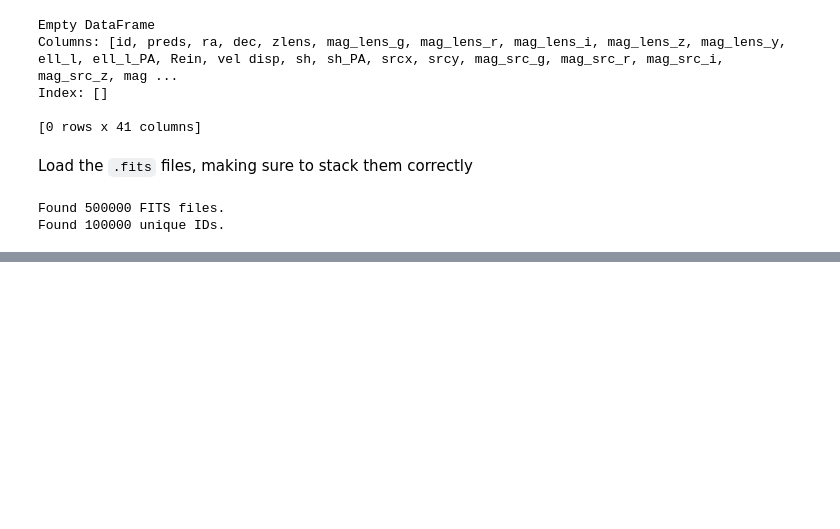
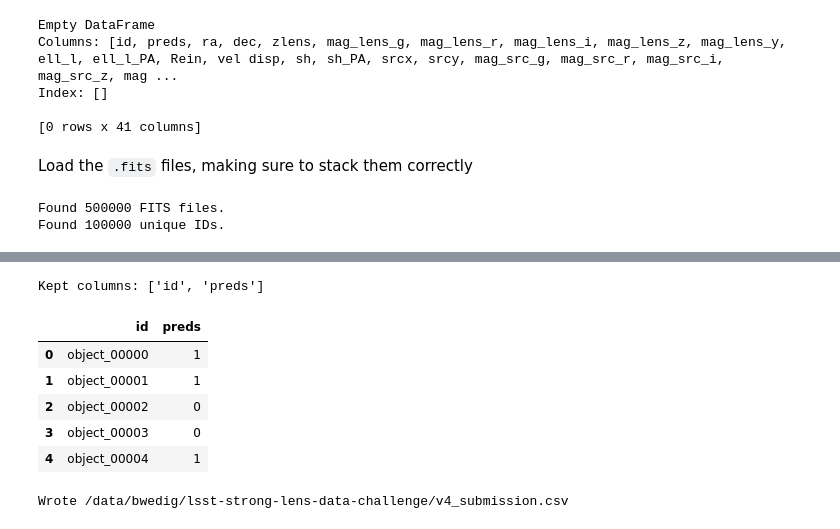
Before and after one commit to AstroMusers/lsst-strong-lens-data-challenge, a Jupyter notebook: bryce_load_and_predict.ipynb, the cells around one changed output, grey strips where cells are left out. Cells and saved outputs as stored; diff of their text form; code cells hidden in the pictures; blank space fills up the shorter version.

```diff
--- a/bryce_load_and_predict.ipynb
+++ b/bryce_load_and_predict.ipynb
@@ -117,39 +118,3 @@ print(f"Found {len(unique_ids)} unique IDs.")
 # %% [output]
 Found 500000 FITS files.
 Found 100000 unique IDs.
-# %%
-bands = ['g', 'r', 'i', 'z', 'y']
-
-for i, unique_str in tqdm(enumerate(unique_ids), total=len(unique_ids)):
-    images = []
-    for band in bands:
-        file_path = os.path.join(data_dir, f'{unique_str}_{band}.fits')
-        id, image = get_image_data(file_path)
-        images.append(process_image(image))
-    image_stack = np.stack(images, axis=-1)
-
-    # make prediction
-    input_stack = np.expand_dims(image_stack, axis=0)  # add batch dimension for prediction
-    preds = model.predict(input_stack, verbose=0)
-    prediction = int(keras.ops.sigmoid(preds).numpy().flatten()[0] > 0.5)
-    # print(f"ID: {id}, Prediction: {prediction}")
-
-    # append to dataframe
-    new_row = {'id': id, 'preds': prediction}
-    df = pd.concat([df, pd.DataFrame([new_row], columns=df.columns)], ignore_index=True)
-
-    # plot subset as sanity check
-    if i % 5000 == 0:
-        f, ax = plt.subplots(1, 6, figsize=(18, 3))
-        for j, band in enumerate(bands):
-            ax[j].imshow(image_stack[:, :, j], cmap='gray')
-            ax[j].set_title(band)
-            ax[j].axis('off')
-        ax[5].imshow(image_stack[:, :, :3])
-        ax[5].axis('off')
-        plt.suptitle(f"ID: {id}, Prediction: {prediction}")
-        # plt.savefig('figures/' + id + '.png')
-        plt.show()
-
-    # if i == 5:
-    #     break
@@ -203,6 +225,22 @@ df
+# %%
+# keep only 'id' and 'preds' columns (if present)
+keep = [c for c in ['id', 'preds'] if c in df.columns]
+df = df[keep].copy()
+print(f"Kept columns: {keep}")
+df.head()
+# %% [output]
+Kept columns: ['id', 'preds']
+|  | id | preds |
+| 0 | object_00000 | 1 |
+| 1 | object_00001 | 1 |
+| 2 | object_00002 | 0 |
+| 3 | object_00003 | 0 |
+| 4 | object_00004 | 1 |
 # %%
-out_path = '/data/bwedig/lsst-strong-lens-data-challenge/bryce_submission.csv'
+out_path = '/data/bwedig/lsst-strong-lens-data-challenge/v4_submission.csv'
 if os.path.exists(out_path):
     os.remove(out_path)
 df.to_csv(out_path, index=False)
 print(f"Wrote {out_path}")
+# %% [output]
+Wrote /data/bwedig/lsst-strong-lens-data-challenge/v4_submission.csv
```
Also changed, not shown: parts of 7 cells of this notebook, 1 other file.
